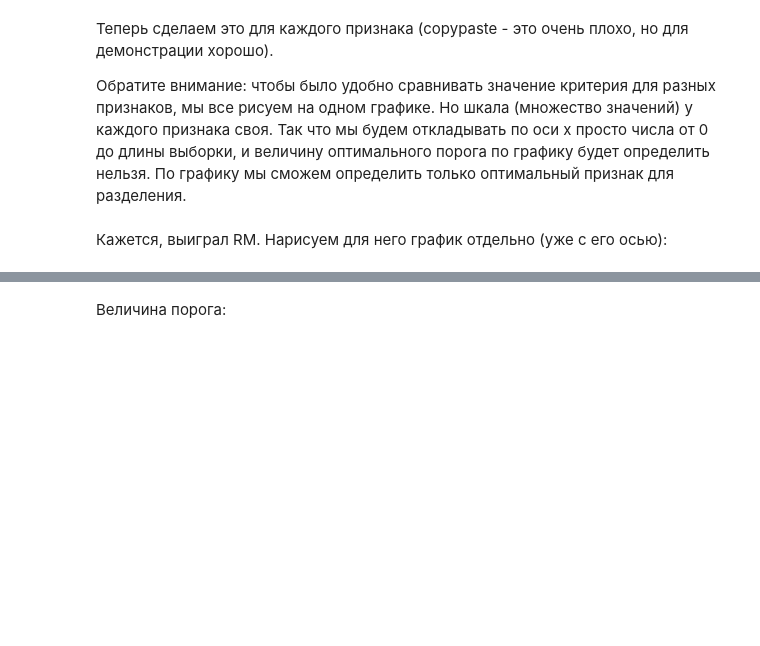
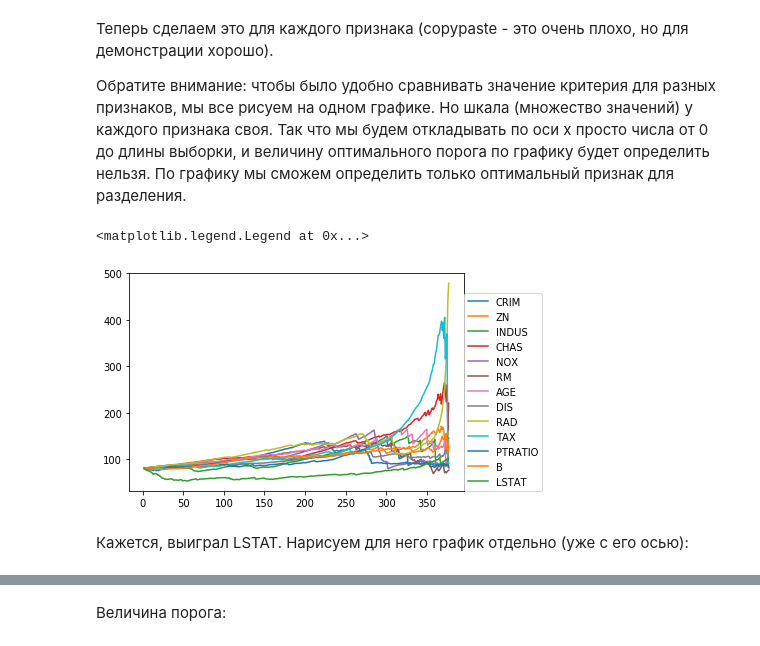
Before and after one commit to yashakb/minor_HSE, a Jupyter notebook: seminars/sem7/sem7.ipynb, the cells around one changed output, grey strips where cells are left out. Saved outputs shown, nothing was run; the diff lists cells and outputs as text; code cells hidden in the pictures; blank space fills up the shorter version.

```diff
--- a/seminars/sem7/sem7.ipynb
+++ b/seminars/sem7/sem7.ipynb
@@ -49,2 +81,15 @@ plt.legend(loc=(1, 0))
+# %%
+for feat in data_train.columns[:-1]:
+    # code for one feature here
+    quals = []
+    data_train.sort_values(feat, inplace=True)
+    for i in range(data_train.shape[0]):
+        quality = data_train["target"][:i].std()**2 * i/data_train.shape[0] + data_train["target"][i:].std()**2 * (1-i/data_train.shape[0])
+        quals.append(quality)
+    plt.plot(quals, label=feat)
+plt.legend(loc=(1, 0))
+# %% [output]
+<matplotlib.legend.Legend at 0x...>
+[figure, added]
 # %% [markdown]
-Кажется, выиграл RM. Нарисуем для него график отдельно (уже с его осью):
+Кажется, выиграл LSTAT. Нарисуем для него график отдельно (уже с его осью):
```
Also changed, not shown: parts of 19 cells of this notebook, 4 other files.
